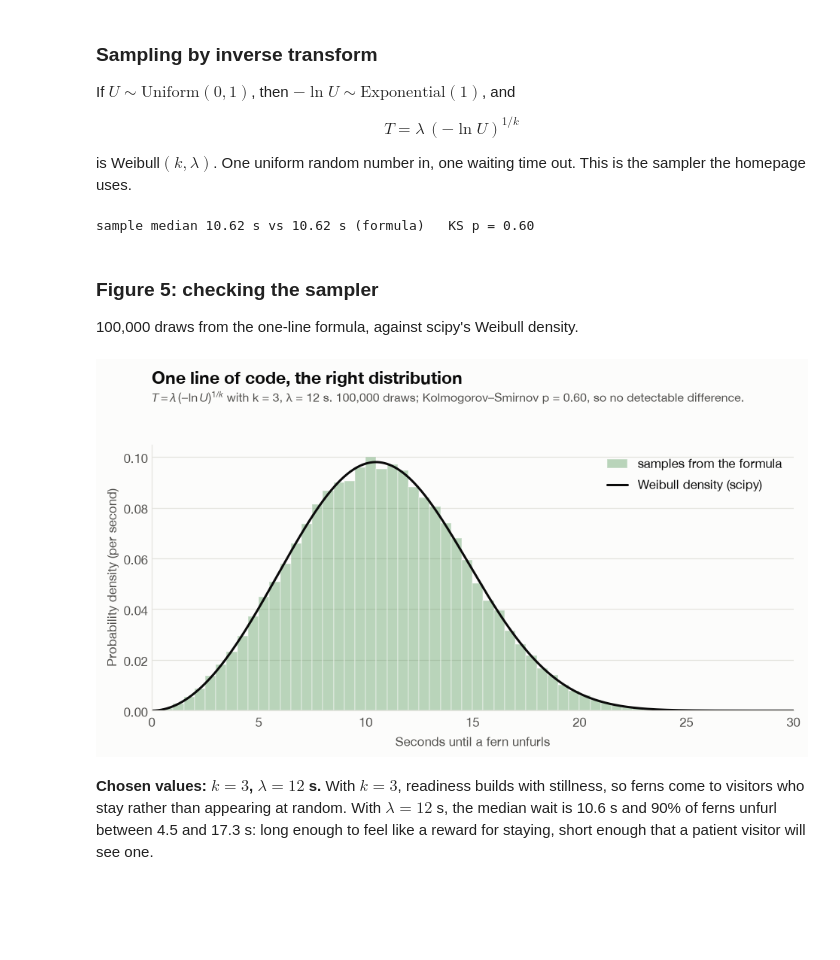
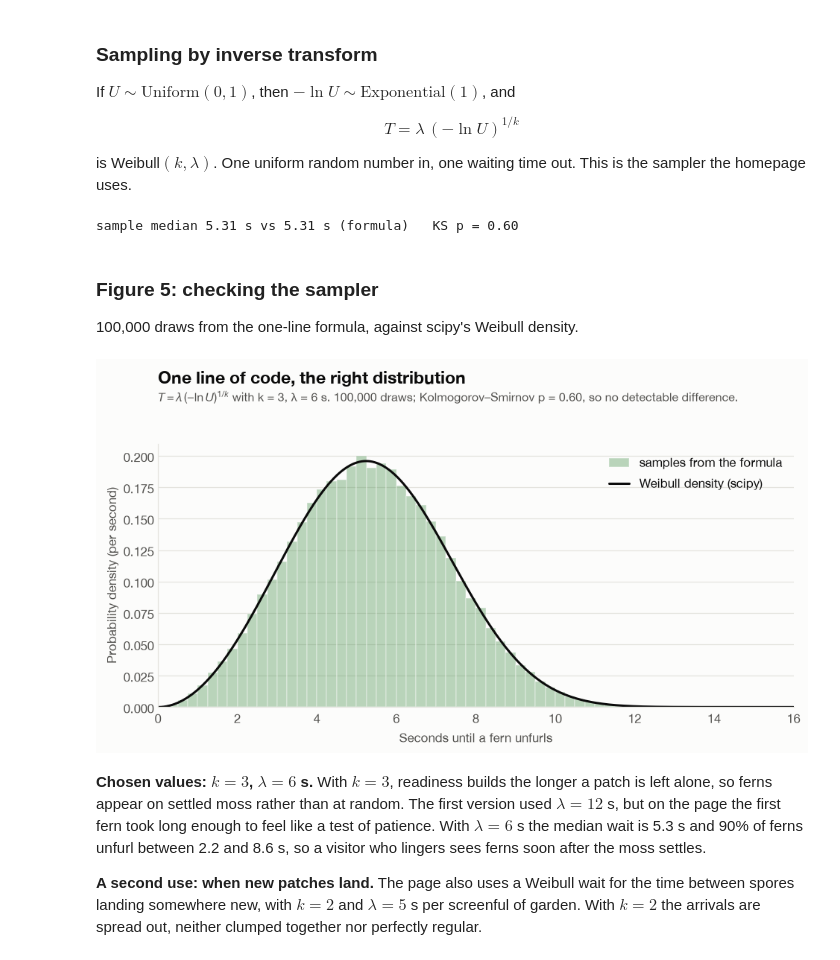
Before and after one commit to PrithviHegde/moss, a Jupyter notebook: notebook/moss.ipynb, the cells around one changed output. Cells and saved outputs as stored; diff of their text form; code cells hidden in the pictures; blank space fills up the shorter version.

```diff
--- a/notebook/moss.ipynb
+++ b/notebook/moss.ipynb
@@ -372,7 +372,7 @@ The scale $\lambda$ stretches the timescale.
 # Once a moss patch is mature and undisturbed, it waits T seconds before a fern unfurls,
 # with T ~ Weibull(k, λ). The choice of values is explained after the figures.
 WEIBULL_K = 3.0        # k > 1: the longer a patch has waited, the more ready it is
-WEIBULL_LAMBDA = 12.0  # scale, in seconds
+WEIBULL_LAMBDA = 6.0   # scale, in seconds
 
 weibull = stats.weibull_min(c=WEIBULL_K, scale=WEIBULL_LAMBDA)
 q05, q50, q95 = weibull.ppf([0.05, 0.5, 0.95])
@@ -390,7 +390,7 @@ $$h(t) = \frac{k}{\lambda}\left(\frac{t}{\lambda}\right)^{k-1}$$
 # %%
 SHAPES = {0.7: "k = 0.7", 1.0: "k = 1", WEIBULL_K: f"k = {WEIBULL_K:g} (chosen)"}
 SHAPE_COLORS = {0.7: COLORS["gaussian"], 1.0: COLORS["exponential"], WEIBULL_K: COLORS["lognormal"]}  # green = the model we use
-T_MAX = 30
+T_MAX = 16
 t = np.linspace(0.01, T_MAX, 3000)
 
 def hazard(t, k, lam=WEIBULL_LAMBDA):
@@ -399,7 +399,7 @@ def hazard(t, k, lam=WEIBULL_LAMBDA):
 fig, (left, right) = plt.subplots(1, 2, figsize=(12, 4.8), gridspec_kw={"wspace": 0.28})
 fig.subplots_adjust(top=0.78)
 
-Y_PDF, Y_HAZ = 0.12, 0.5   # shared top limits; k < 1 shoots past them near t = 0
+Y_PDF, Y_HAZ = 0.24, 1.0   # shared top limits; k < 1 shoots past them near t = 0
 for k, label in SHAPES.items():
     w = stats.weibull_min(c=k, scale=WEIBULL_LAMBDA)
     z = 3 if k == WEIBULL_K else 2
@@ -415,7 +415,7 @@ for ax, ylim in ((left, Y_PDF), (right, Y_HAZ)):
 left.set_ylabel("Probability density (per second)")
 left.set_title("When ferns unfurl", color=INK)
 left.legend(loc="upper right", handlelength=1.6)
-left.text(1.0, Y_PDF * 0.97, "k = 0.7 runs off the top near 0", fontsize=9.5, color=INK_2, va="top")
+left.text(0.6, Y_PDF * 0.97, "k = 0.7 runs off the top near 0", fontsize=9.5, color=INK_2, va="top")
 right.set_ylabel("Hazard (per second)")
 right.set_title("Readiness, given no fern yet", color=INK)
 
@@ -425,9 +425,9 @@ for k in (0.7, 1.0):
     right.annotate(SHAPES[k], (T_MAX, hazard(T_MAX, k)), xytext=(6, 0), textcoords="offset points",
                    va="center", fontsize=10.5, color=INK, annotation_clip=False)
 t_exit = WEIBULL_LAMBDA * (Y_HAZ * WEIBULL_LAMBDA / WEIBULL_K) ** (1 / (WEIBULL_K - 1))
-right.text(t_exit + 0.8, Y_HAZ * 0.95, f"{SHAPES[WEIBULL_K]}\nkeeps rising", fontsize=10.5, color=INK, va="top")
-right.annotate("k < 1: highest at the start,\nunbounded near 0", (0.5, Y_HAZ * 0.93),
-               xytext=(1.8, Y_HAZ * 0.86), fontsize=9.5, color=INK_2, va="top",
+right.text(t_exit + 0.4, Y_HAZ * 0.95, f"{SHAPES[WEIBULL_K]}\nkeeps rising", fontsize=10.5, color=INK, va="top")
+right.annotate("k < 1: highest at the start,\nunbounded near 0", (0.05, hazard(0.05, 0.7)),   # a point on the k = 0.7 curve
+               xytext=(1.0, Y_HAZ * 0.86), fontsize=9.5, color=INK_2, va="top",
                arrowprops=dict(arrowstyle="-", color=INK_3, lw=0.8))
 left.annotate(f"median {q50:.1f} s", (q50, weibull.pdf(q50)), xytext=(-10, 6), textcoords="offset points",
               ha="right", fontsize=10.5, color=INK)
@@ -461,7 +461,7 @@ ks = stats.kstest(T, weibull.cdf)
 print(f"sample median {np.median(T):.2f} s vs {q50:.2f} s (formula)   KS p = {ks.pvalue:.2f}")
 assert ks.pvalue > 0.01, "the sampler doesn't match the distribution"
 # %% [output]
-sample median 10.62 s vs 10.62 s (formula)   KS p = 0.60
+sample median 5.31 s vs 5.31 s (formula)   KS p = 0.60
 # %% [markdown]
 ### Figure 5: checking the sampler
 
@@ -469,30 +469,32 @@ sample median 10.62 s vs 10.62 s (formula)   KS p = 0.60
 # %%
 fig, ax = plt.subplots(figsize=(10, 4.8))
 fig.subplots_adjust(top=0.78)
 
-bins = np.arange(0, T_MAX + 0.5, 0.5)
+bins = np.arange(0, T_MAX + 0.25, 0.25)
 ax.hist(T, bins=bins, density=True, color=COLORS["lognormal"], alpha=0.35, edgecolor=SURFACE, linewidth=1,
         label="samples from the formula")
 ax.plot(t, weibull.pdf(t), color=INK, lw=2, label="Weibull density (scipy)")
 ax.set_xlim(0, T_MAX)
 ax.set_ylim(0, None)
 ax.grid(axis="y", color=HAIRLINE, lw=0.8)
 ax.set_axisbelow(True)
 ax.set_xlabel("Seconds until a fern unfurls")
 ax.set_ylabel("Probability density (per second)")
 ax.legend(loc="upper right", handlelength=1.6)
 
 fig.text(0.125, 0.975, "One line of code, the right distribution", fontsize=15, weight="bold", va="top")
 fig.text(0.125, 0.915, rf"$T = \lambda\,(-\ln U)^{{1/k}}$ with k = {WEIBULL_K:g}, λ = {WEIBULL_LAMBDA:g} s. "
          f"{len(T):,} draws; Kolmogorov–Smirnov p = {ks.pvalue:.2f}, so no detectable difference.",
          fontsize=10.5, color=INK_2, va="top")
 
 fig.savefig(FIGURES / "fig5_weibull_sampler.png")
 plt.show()
 # %% [output]
-[figure, old version]
+[figure, new version]
 # %% [markdown]
-**Chosen values: $k = 3$, $\lambda = 12$ s.** With $k = 3$, readiness builds with stillness, so ferns come to visitors who stay rather than appearing at random. With $\lambda = 12$ s, the median wait is 10.6 s and 90% of ferns unfurl between 4.5 and 17.3 s: long enough to feel like a reward for staying, short enough that a patient visitor will see one.
+**Chosen values: $k = 3$, $\lambda = 6$ s.** With $k = 3$, readiness builds the longer a patch is left alone, so ferns appear on settled moss rather than at random. The first version used $\lambda = 12$ s, but on the page the first fern took long enough to feel like a test of patience. With $\lambda = 6$ s the median wait is 5.3 s and 90% of ferns unfurl between 2.2 and 8.6 s, so a visitor who lingers sees ferns soon after the moss settles.
+
+**A second use: when new patches land.** The page also uses a Weibull wait for the time between spores landing somewhere new, with $k = 2$ and $\lambda = 5$ s per screenful of garden. With $k = 2$ the arrivals are spread out, neither clumped together nor perfectly regular.
 # %% [markdown]
 ## 5. Summary
 
```
Also changed, not shown: parts of 3 cells of this notebook, 3 other files.
